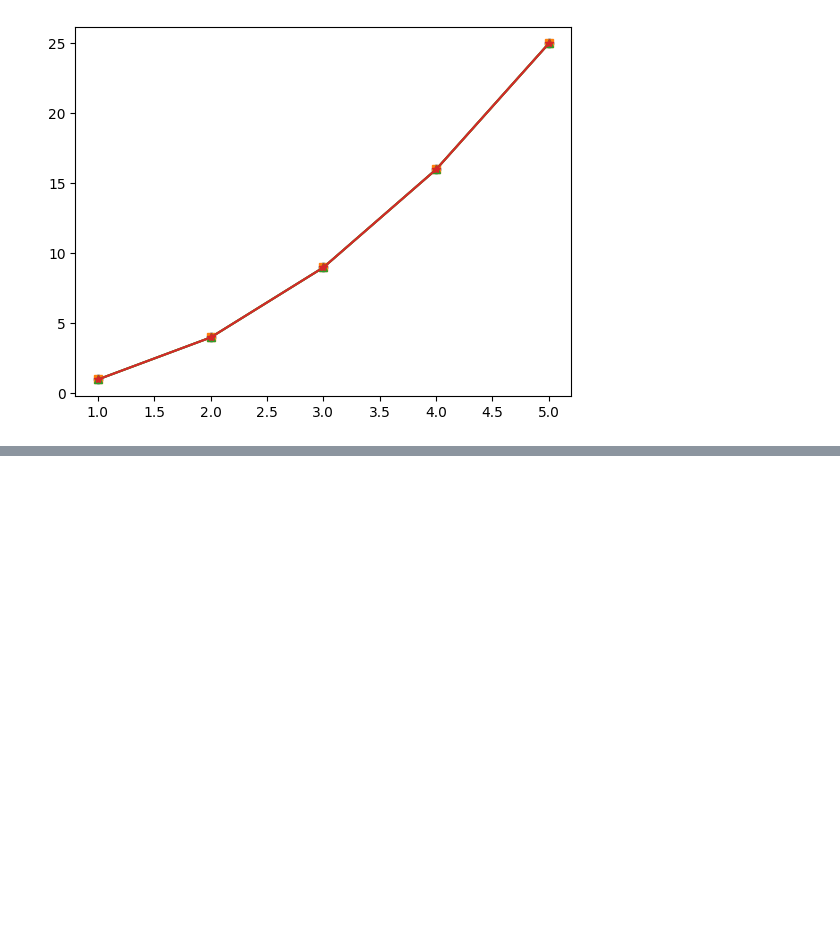
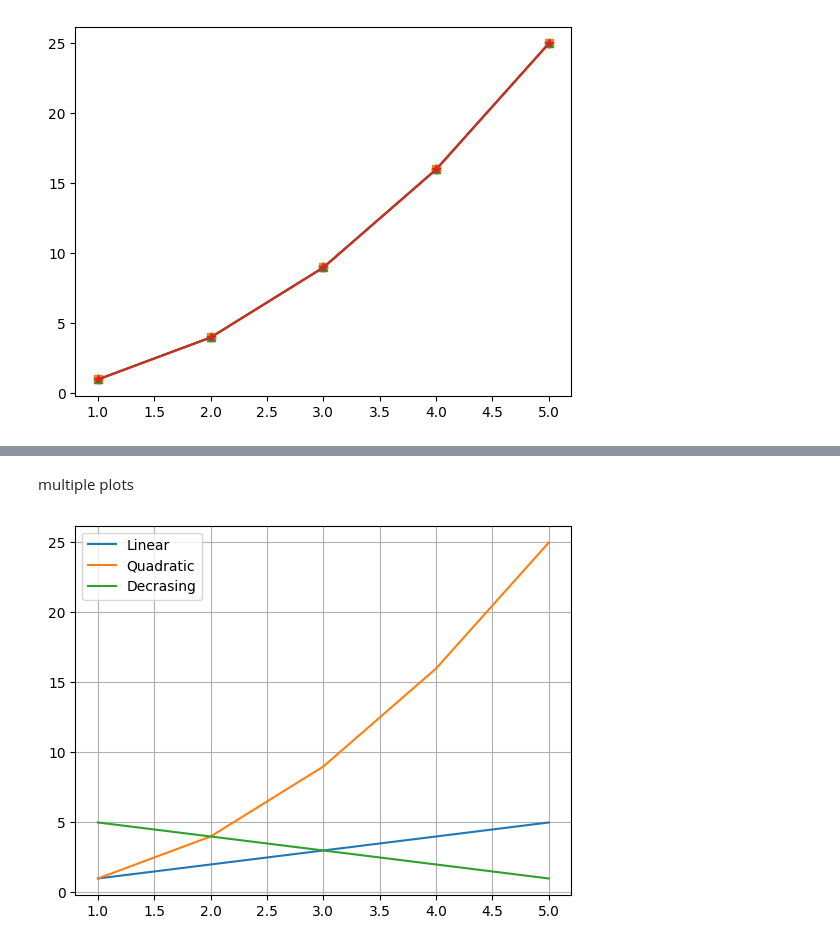
Before and after one commit to Subodhoraw/Python-revive, a Jupyter notebook: Q&A/python_details/matplotlibd/basicsmatplot.ipynb, the cells around one changed output, grey strips where cells are left out. Saved outputs shown, nothing was run; the diff lists cells and outputs as text; code cells hidden in the pictures; blank space fills up the shorter version.

```diff
--- a/Q&A/python_details/matplotlibd/basicsmatplot.ipynb
+++ b/Q&A/python_details/matplotlibd/basicsmatplot.ipynb
@@ -199,0 +200,14 @@ plt.show()
+# %% [markdown]
+multiple plots
+# %%
+x = [1, 2, 3, 4, 5]
+y1 = [1, 2, 3, 4, 5]
+y2 = [1, 4, 9, 16, 25]
+y3 = [5, 4, 3, 2, 1]
+plt.plot(x, y1, label = 'Linear') # it willl provide lineear plots
+plt.plot(x,y2,label= 'Quadratic') # it will provide you plot
+plt.plot(x,y3, label = 'Decrasing')
+plt.legend()
+plt.grid(True)
+# %% [output]
+[figure, added]
```
Also changed, not shown: parts of 5 cells of this notebook, 1 other file.
